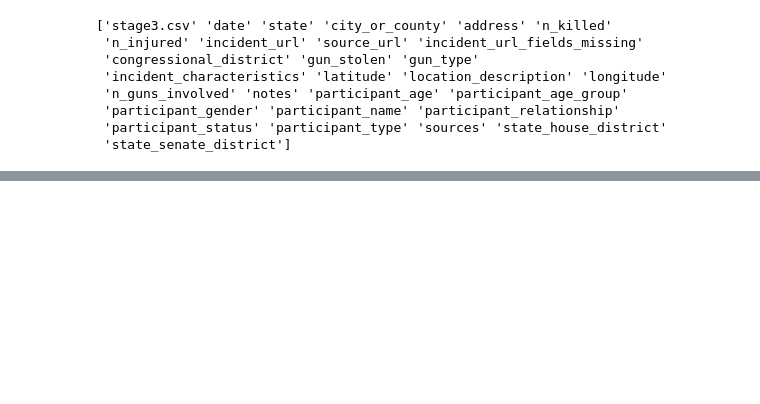
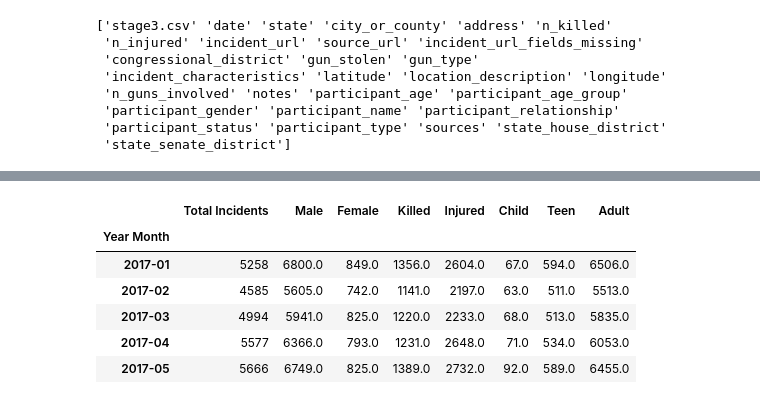
Before and after one commit to KimchiKoala/UCI-Project-1_Group8, a Jupyter notebook: Crime_Data.ipynb, the cells around one changed output, grey strips where cells are left out. Saved outputs shown, nothing was run; the diff lists cells and outputs as text; code cells hidden in the pictures; blank space fills up the shorter version.

```diff
--- a/Crime_Data.ipynb
+++ b/Crime_Data.ipynb
@@ -437,0 +282,35 @@ summary_Trump_Injured
+# %%
+# Summary by months for each precidency - for graphs
+
+fil_Crime= re_Crime.loc[(re_Crime["Presidency"] == 'Trump')]
+
+Total_Incident = fil_Crime.groupby("Year Month").count()['Incident']
+killed = fil_Crime.groupby(["Year Month"]).sum()["Number Killed"]
+injured = fil_Crime.groupby(["Year Month"]).sum()["Number Injured"]
+male = fil_Crime.groupby(["Year Month"]).sum()["Male"]
+female = fil_Crime.groupby(["Year Month"]).sum()["Female"]
+child = fil_Crime.groupby(["Year Month"]).sum()["Child 0-11"]
+teen = fil_Crime.groupby(["Year Month"]).sum()["Teen 12-17"]
+adult = fil_Crime.groupby(["Year Month"]).sum()["Adult 18+"]
+
+
+trump_months = pd.DataFrame({
+
+                             "Total Incidents":Total_Incident,
+                              "Male":male,
+                              "Female":female,
+                              "Killed":killed,
+                              "Injured":injured,
+                              "Child":child,
+                              "Teen":teen,
+                              "Adult":adult
+                             })
+trump_months.head()
+# %% [output]
+|  | Total Incidents | Male | Female | Killed | Injured | Child | Teen | Adult |
+| Year Month |  |  |  |  |  |  |  |  |
+| 2017-01 | 5258 | 6800.0 | 849.0 | 1356.0 | 2604.0 | 67.0 | 594.0 | 6506.0 |
+| 2017-02 | 4585 | 5605.0 | 742.0 | 1141.0 | 2197.0 | 63.0 | 511.0 | 5513.0 |
+| 2017-03 | 4994 | 5941.0 | 825.0 | 1220.0 | 2233.0 | 68.0 | 513.0 | 5835.0 |
+| 2017-04 | 5577 | 6366.0 | 793.0 | 1231.0 | 2648.0 | 71.0 | 534.0 | 6053.0 |
+| 2017-05 | 5666 | 6749.0 | 825.0 | 1389.0 | 2732.0 | 92.0 | 589.0 | 6455.0 |
```
Also changed, not shown: parts of 53 cells of this notebook, 1 other file.
